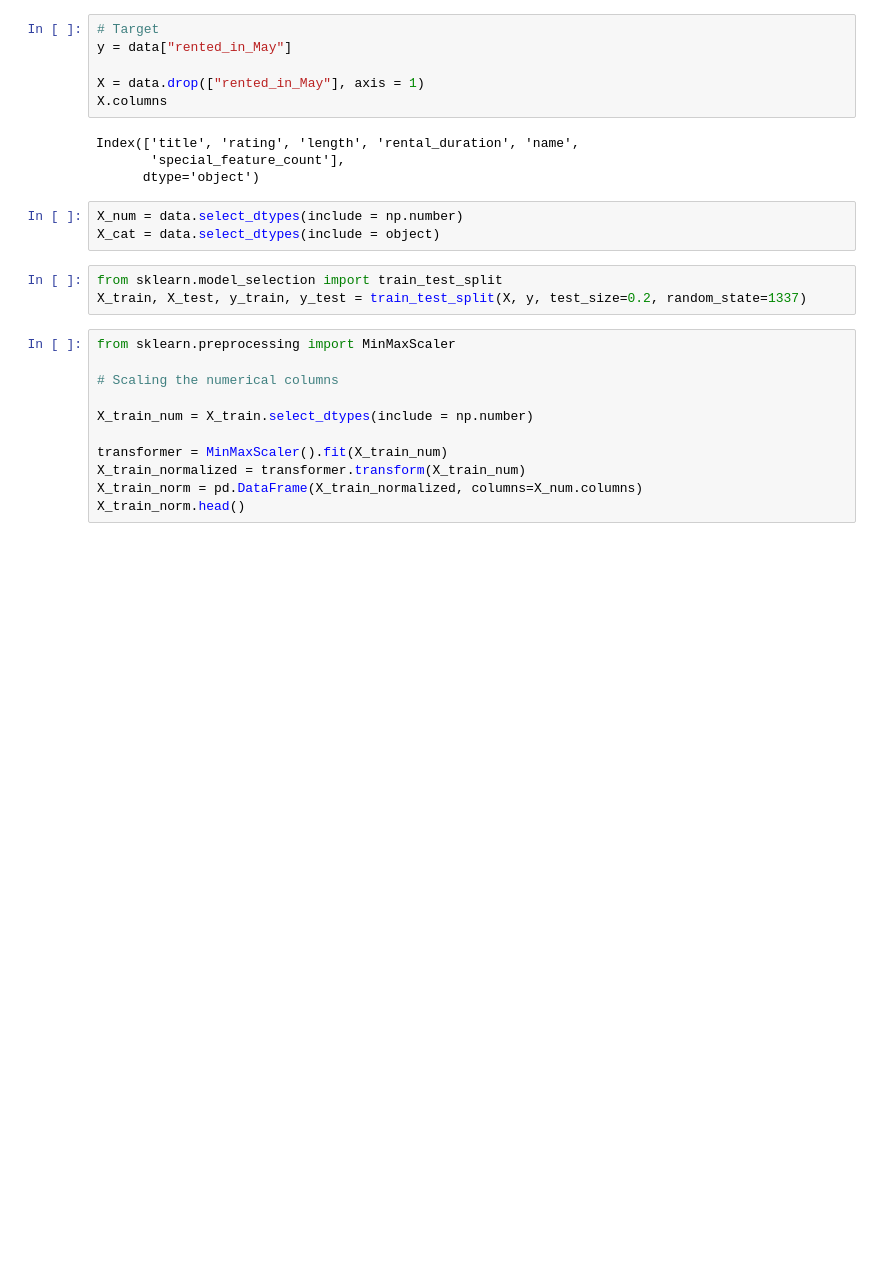
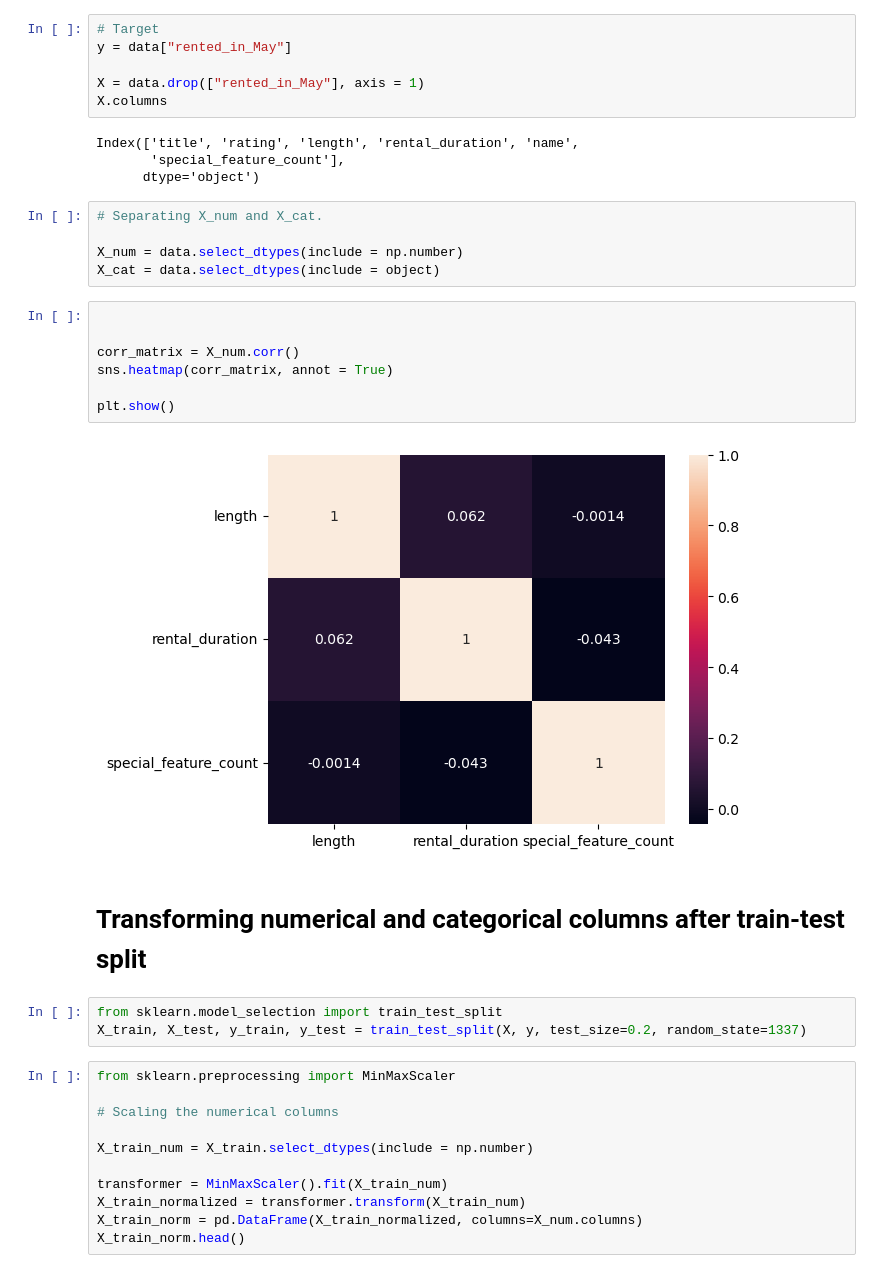
Before and after one commit to vrushali92/lab-predictions-logistic-regression, a Jupyter notebook: Logistic_Regression.ipynb, the cells around one changed output. Saved outputs shown, nothing was run; the diff lists cells and outputs as text; blank space fills up the shorter version.

```diff
--- a/Logistic_Regression.ipynb
+++ b/Logistic_Regression.ipynb
@@ -177,8 +194,21 @@ Index(['title', 'rating', 'length', 'rental_duration', 'name',
        'special_feature_count'],
       dtype='object')
 # %%
+# Separating X_num and X_cat.
+
 X_num = data.select_dtypes(include = np.number)
 X_cat = data.select_dtypes(include = object)
+# %%
+
+
+corr_matrix = X_num.corr()
+sns.heatmap(corr_matrix, annot = True)
+
+plt.show()
+# %% [output]
+[figure, added]
+# %% [markdown]
+# Transforming numerical and categorical columns after train-test split
 # %%
 from sklearn.model_selection import train_test_split
 X_train, X_test, y_train, y_test = train_test_split(X, y, test_size=0.2, random_state=1337)
```
Also changed, not shown: parts of 6 cells of this notebook.
